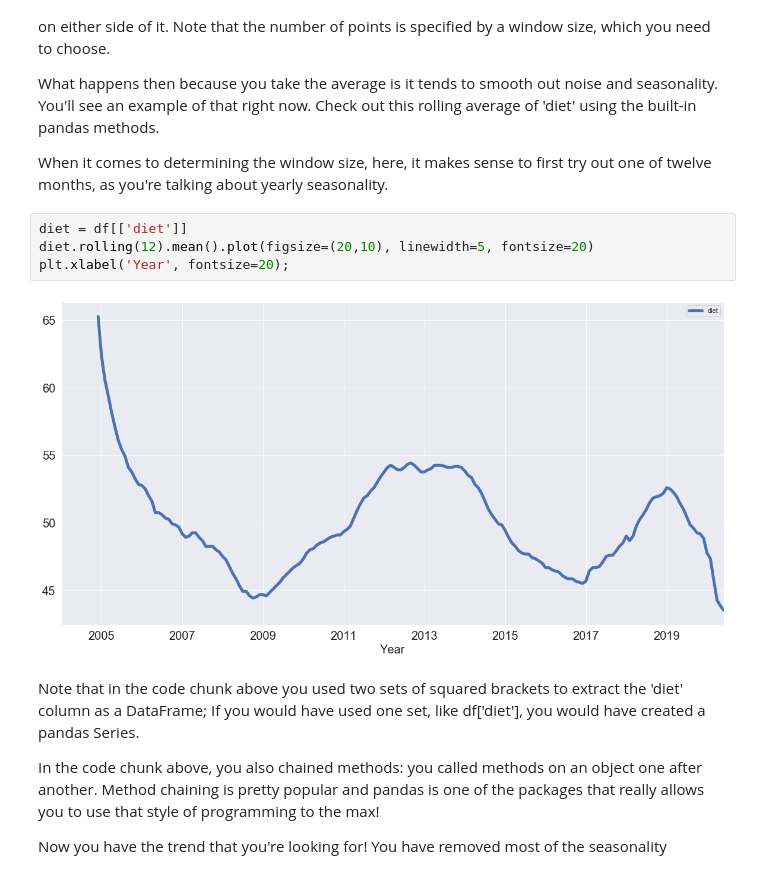
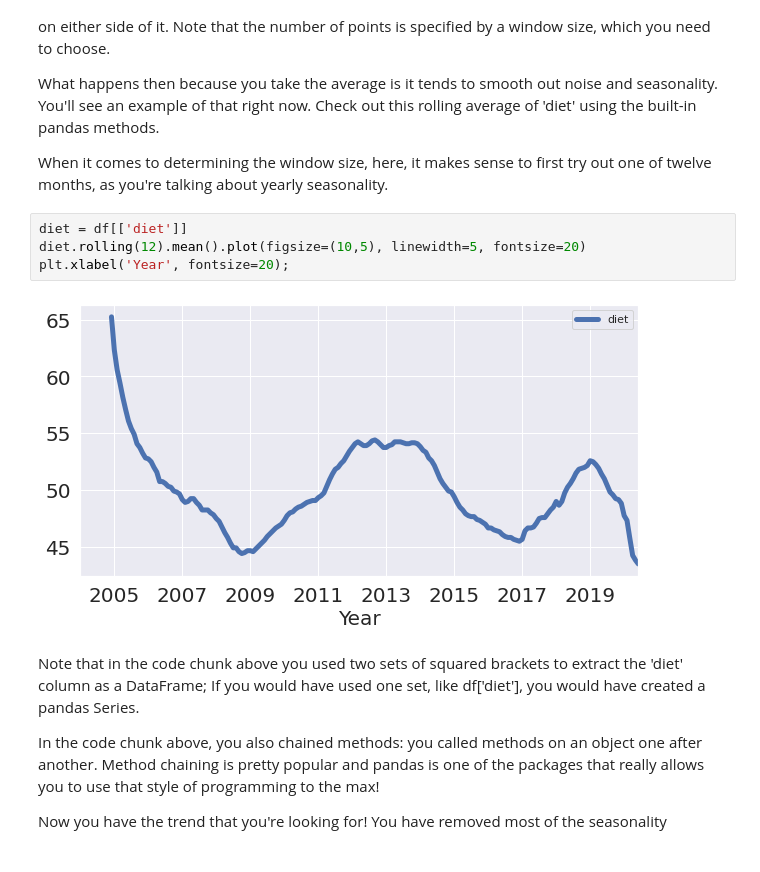
Before and after one commit to davidzarruk/AdvancedMethodsDataAnalysisClass, a Jupyter notebook: notebooks/01-IntroTSA.ipynb, the cells around one changed output. Drawn from its saved outputs; the diff is of its cells as text.

```diff
--- a/notebooks/01-IntroTSA.ipynb
+++ b/notebooks/01-IntroTSA.ipynb
@@ -373,10 +371,10 @@ What happens then because you take the average is it tends to smooth out noise a
 When it comes to determining the window size, here, it makes sense to first try out one of twelve months, as you're talking about yearly seasonality.
 # %%
 diet = df[['diet']]
-diet.rolling(12).mean().plot(figsize=(20,10), linewidth=5, fontsize=20)
+diet.rolling(12).mean().plot(figsize=(10,5), linewidth=5, fontsize=20)
 plt.xlabel('Year', fontsize=20);
 # %% [output]
-[figure, old version]
+[figure, new version]
 # %% [markdown]
 Note that in the code chunk above you used two sets of squared brackets to extract the 'diet' column as a DataFrame; If you would have used one set, like df['diet'], you would have created a pandas Series.
 
```
Also changed, not shown: parts of 47 cells of this notebook, 3 other files.
